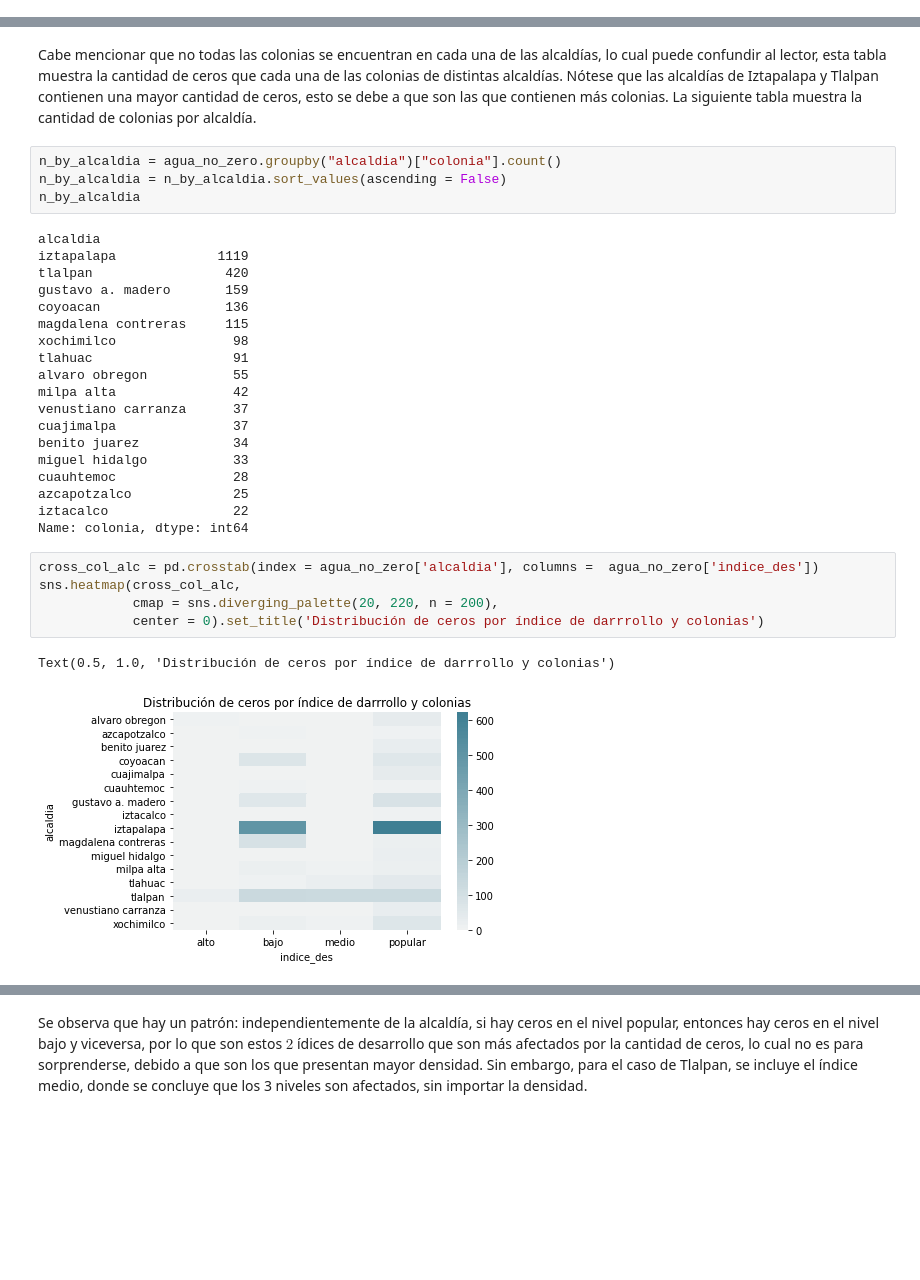
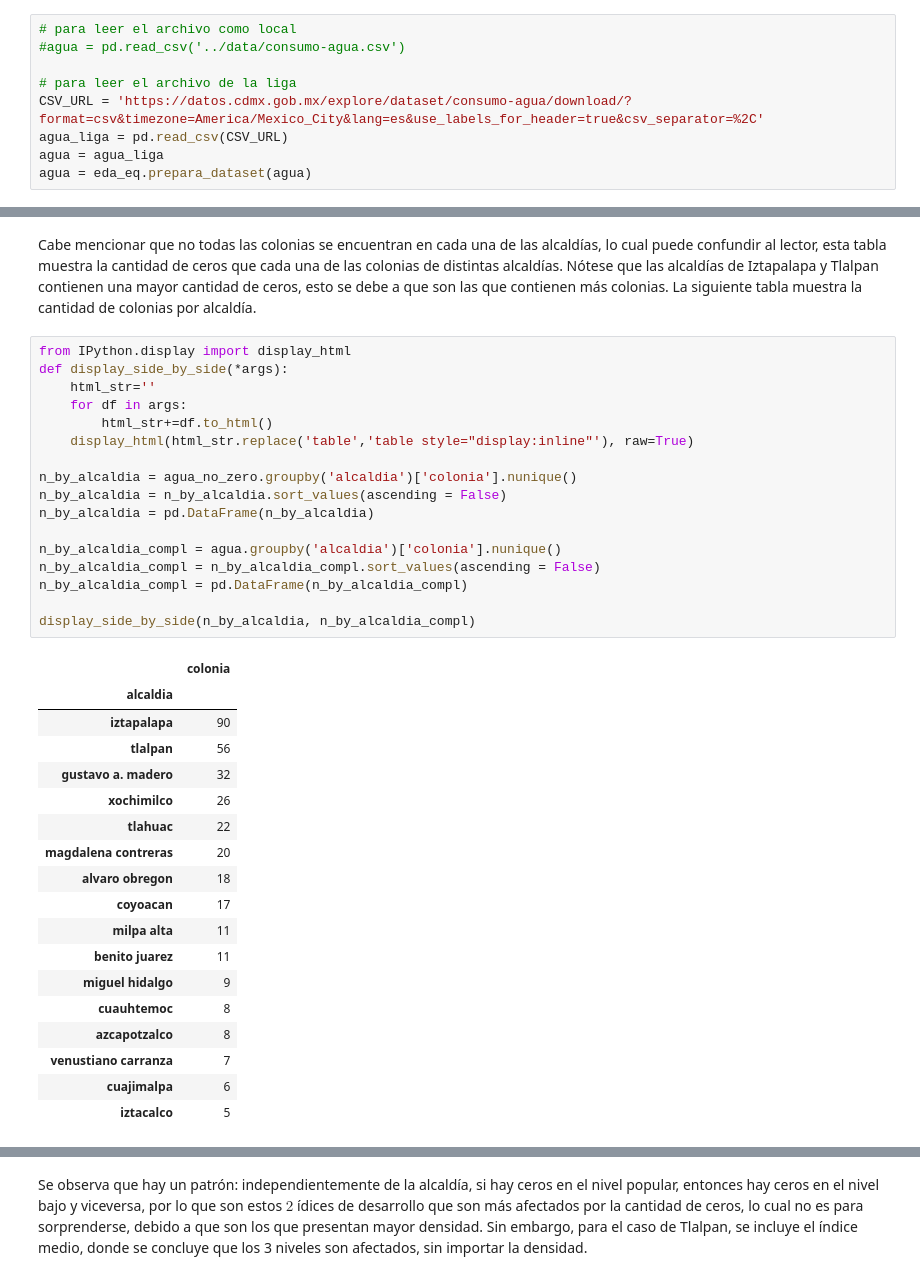
Before and after one commit to rafaelortegar/ids_t2_equipo, a Jupyter notebook: notebooks/Laboratorio_limpio-Copy1.ipynb, the cells around one changed output, grey strips where cells are left out. Drawn from its saved outputs; the diff is of its cells as text; blank space fills up the shorter version.

Commit message:
Añadiendo codigo actualizado para graficos EDA y analisis de cero

```diff
--- a/notebooks/Laboratorio_limpio-Copy1.ipynb
+++ b/notebooks/Laboratorio_limpio-Copy1.ipynb
@@ -777,3 +798,12 @@ agua = eda_eq.prepara_dataset(agua)
+# %%
+# para leer el archivo como local
+#agua = pd.read_csv('../data/consumo-agua.csv')
+
+# para leer el archivo de la liga
+CSV_URL = 'https://datos.cdmx.gob.mx/explore/dataset/consumo-agua/download/?format=csv&timezone=America/Mexico_City&lang=es&use_labels_for_header=true&csv_separator=%2C'
+agua_liga = pd.read_csv(CSV_URL)
+agua = agua_liga
+agua = eda_eq.prepara_dataset(agua)
 # %%
 variables_numericas = np.array(["consumo_total_mixto", "consumo_prom_dom", "consumo_total_dom",
                                 "consumo_prom_mixto", "consumo_total", "consumo_prom", "consumo_prom_no_dom",
@@ -855,34 +885,39 @@ Text(0.5, 1.0, 'Distribución de ceros por alcaldías y colonias')
 [figure]
 # %% [markdown]
 Cabe mencionar que no todas las colonias se encuentran en cada una de las alcaldías, lo cual puede confundir al lector, esta tabla muestra la cantidad de ceros que cada una de las colonias de distintas alcaldías. Nótese que las alcaldías de Iztapalapa y Tlalpan contienen una mayor cantidad de ceros, esto se debe a que son las que contienen más colonias. La siguiente tabla muestra la cantidad de colonias por alcaldía.
-# %%
-n_by_alcaldia = agua_no_zero.groupby("alcaldia")["colonia"].count()
-n_by_alcaldia = n_by_alcaldia.sort_values(ascending = False)
-n_by_alcaldia
-# %% [output]
-alcaldia
-iztapalapa             1119
-tlalpan                 420
-gustavo a. madero       159
-coyoacan                136
-magdalena contreras     115
-xochimilco               98
-tlahuac                  91
-alvaro obregon           55
-milpa alta               42
-venustiano carranza      37
-cuajimalpa               37
-benito juarez            34
-miguel hidalgo           33
-cuauhtemoc               28
-azcapotzalco             25
-iztacalco                22
-Name: colonia, dtype: int64
-# %%
-cross_col_alc = pd.crosstab(index = agua_no_zero['alcaldia'], columns =  agua_no_zero['indice_des'])
-sns.heatmap(cross_col_alc,
-            cmap = sns.diverging_palette(20, 220, n = 200),
-            center = 0).set_title('Distribución de ceros por índice de darrrollo y colonias')
-# %% [output]
-Text(0.5, 1.0, 'Distribución de ceros por índice de darrrollo y colonias')
-[figure, removed]
+# %%
+from IPython.display import display_html
+def display_side_by_side(*args):
+    html_str=''
+    for df in args:
+        html_str+=df.to_html()
+    display_html(html_str.replace('table','table style="display:inline"'), raw=True)
+
+n_by_alcaldia = agua_no_zero.groupby('alcaldia')['colonia'].nunique()
+n_by_alcaldia = n_by_alcaldia.sort_values(ascending = False)
+n_by_alcaldia = pd.DataFrame(n_by_alcaldia)
+
+n_by_alcaldia_compl = agua.groupby('alcaldia')['colonia'].nunique()
+n_by_alcaldia_compl = n_by_alcaldia_compl.sort_values(ascending = False)
+n_by_alcaldia_compl = pd.DataFrame(n_by_alcaldia_compl)
+
+display_side_by_side(n_by_alcaldia, n_by_alcaldia_compl)
+# %% [output]
+|  | colonia |
+| alcaldia |  |
+| iztapalapa | 90 |
+| tlalpan | 56 |
+| gustavo a. madero | 32 |
+| xochimilco | 26 |
+| tlahuac | 22 |
+| magdalena contreras | 20 |
+| alvaro obregon | 18 |
+| coyoacan | 17 |
+| milpa alta | 11 |
+| benito juarez | 11 |
+| miguel hidalgo | 9 |
+| cuauhtemoc | 8 |
+| azcapotzalco | 8 |
+| venustiano carranza | 7 |
+| cuajimalpa | 6 |
+| iztacalco | 5 |
```
Also changed, not shown: parts of 9 cells of this notebook, 1 other file.
